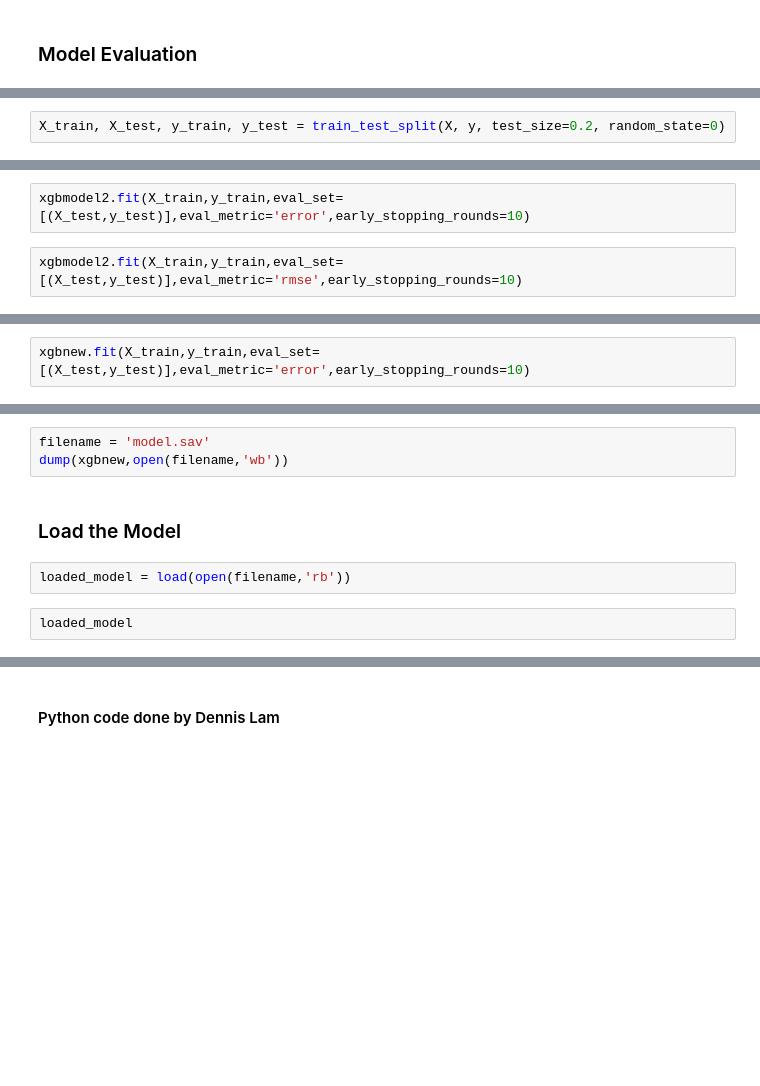
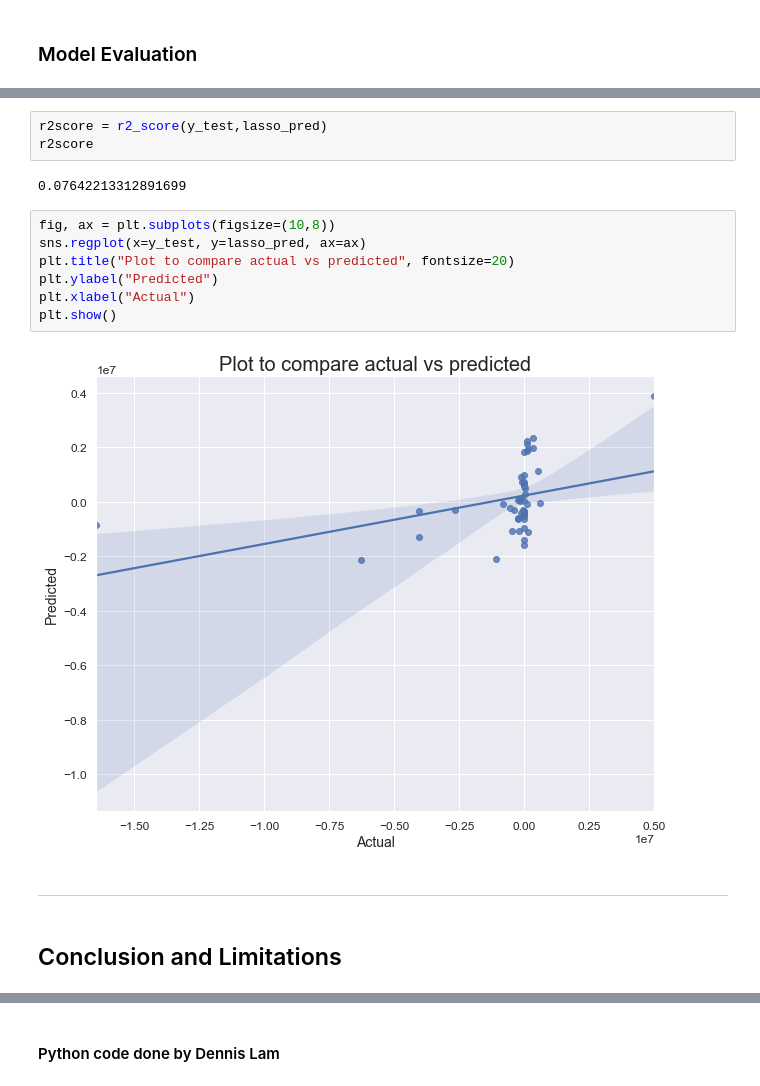
Before and after one commit to dennislamcv1/DataWesleyanU, a Jupyter notebook: Data Analysis and Interpretation Capstone/Data Analysis and Interpretation Capstone.ipynb, the cells around one changed output, grey strips where cells are left out. Drawn from its saved outputs; the diff is of its cells as text; blank space fills up the shorter version.

```diff
--- a/Data Analysis and Interpretation Capstone/Data Analysis and Interpretation Capstone.ipynb
+++ b/Data Analysis and Interpretation Capstone/Data Analysis and Interpretation Capstone.ipynb
@@ -899,2 +703,0 @@ X.values, y.values
-# %%
-X_train, X_test, y_train, y_test = train_test_split(X, y, test_size=0.2, random_state=0)
@@ -905,4 +703,0 @@ xgbmodel2 = XGBRegressor(random_state=0, n_estimators=100, objective='reg:square
-# %%
-xgbmodel2.fit(X_train,y_train,eval_set=[(X_test,y_test)],eval_metric='error',early_stopping_rounds=10)
-# %%
-xgbmodel2.fit(X_train,y_train,eval_set=[(X_test,y_test)],eval_metric='rmse',early_stopping_rounds=10)
@@ -986,2 +703,0 @@ xgbnew = XGBRegressor(random_state=0, n_estimators=, objective='binary:logistic'
-# %%
-xgbnew.fit(X_train,y_train,eval_set=[(X_test,y_test)],eval_metric='error',early_stopping_rounds=10)
@@ -1003,9 +704,18 @@ plt.show()
-# %%
-filename = 'model.sav'
-dump(xgbnew,open(filename,'wb'))
-# %% [markdown]
-### Load the Model
-# %%
-loaded_model = load(open(filename,'rb'))
-# %%
-loaded_model
+# %%
+r2score = r2_score(y_test,lasso_pred)
+r2score
+# %% [output]
+0.07642213312891699
+# %%
+fig, ax = plt.subplots(figsize=(10,8))
+sns.regplot(x=y_test, y=lasso_pred, ax=ax)
+plt.title("Plot to compare actual vs predicted", fontsize=20)
+plt.ylabel("Predicted")
+plt.xlabel("Actual")
+plt.show()
+# %% [output]
+[figure, added]
+# %% [markdown]
+***
+# %% [markdown]
+## Conclusion and Limitations
```
Also changed, not shown: parts of 259 cells of this notebook, 5 other files.
